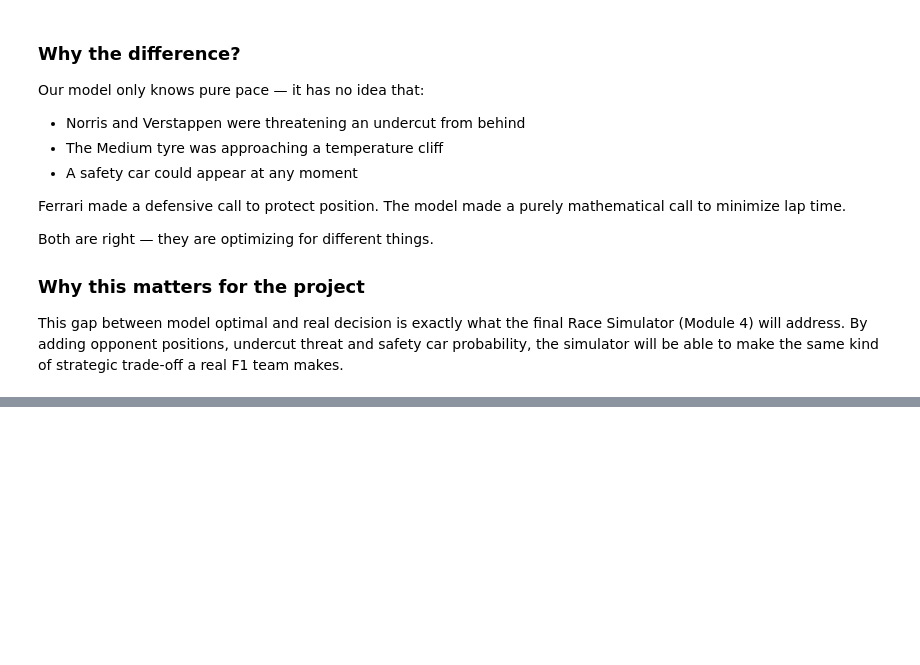
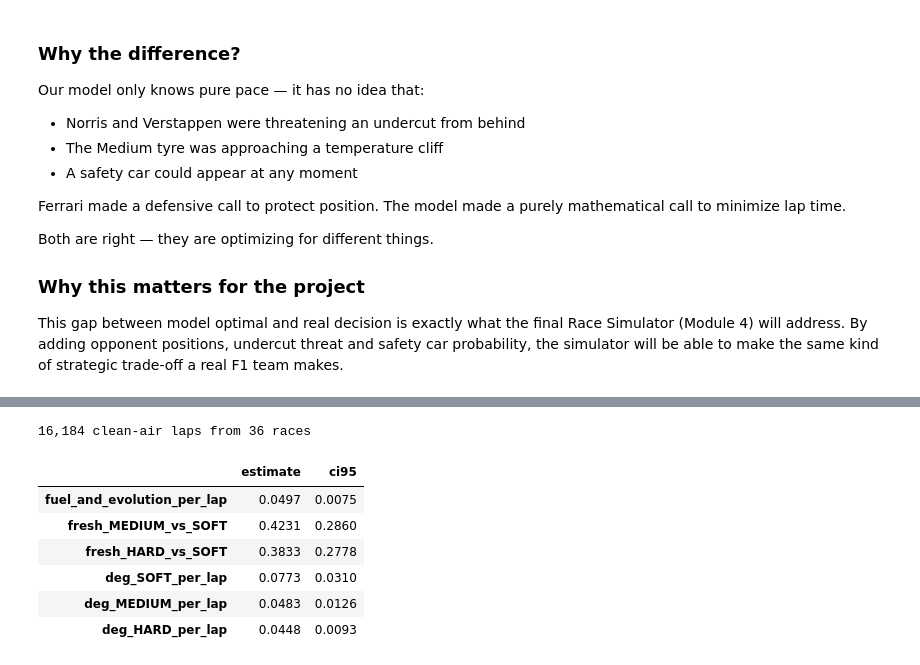
Before and after one commit to pdf1802/f1-data-science, a Jupyter notebook: notebooks/lap_time_model.ipynb, the cells around one changed output, grey strips where cells are left out. Cells and saved outputs as stored; diff of their text form; code cells hidden in the pictures; blank space fills up the shorter version.

```diff
--- a/notebooks/lap_time_model.ipynb
+++ b/notebooks/lap_time_model.ipynb
@@ -1033,0 +1061,13 @@ print(f"{len(laps):,} laps · failed: {failed}")
+# %%
+physics = training.estimate_tyre_physics(laps)
+print(f"{physics.attrs['laps']:,} clean-air laps from {physics.attrs['races']} races")
+physics.round(4)
+# %% [output]
+16,184 clean-air laps from 36 races
+|  | estimate | ci95 |
+| fuel_and_evolution_per_lap | 0.0497 | 0.0075 |
+| fresh_MEDIUM_vs_SOFT | 0.4231 | 0.2860 |
+| fresh_HARD_vs_SOFT | 0.3833 | 0.2778 |
+| deg_SOFT_per_lap | 0.0773 | 0.0310 |
+| deg_MEDIUM_per_lap | 0.0483 | 0.0126 |
+| deg_HARD_per_lap | 0.0448 | 0.0093 |
```
Also changed, not shown: parts of 14 cells of this notebook, 9 other files.
